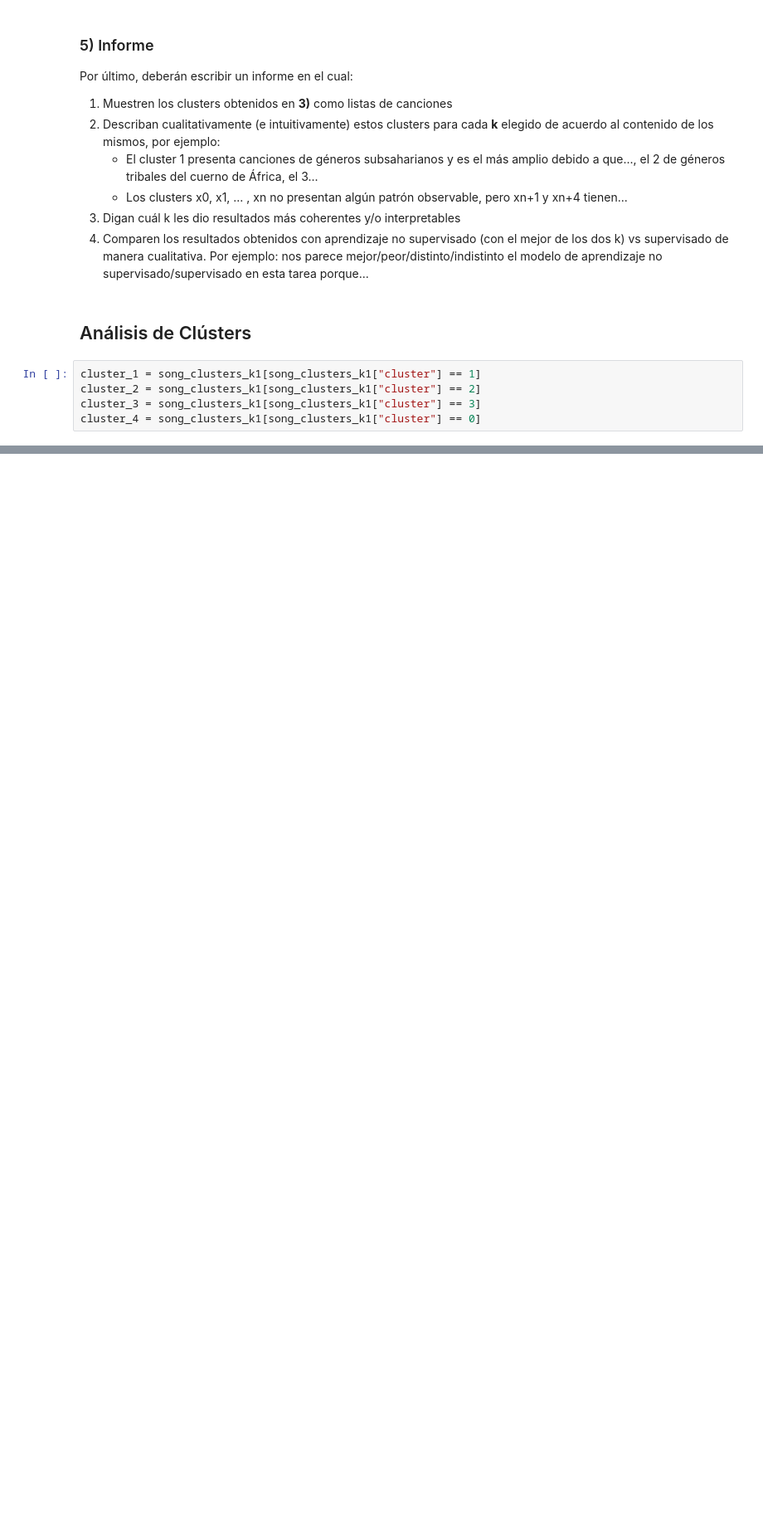
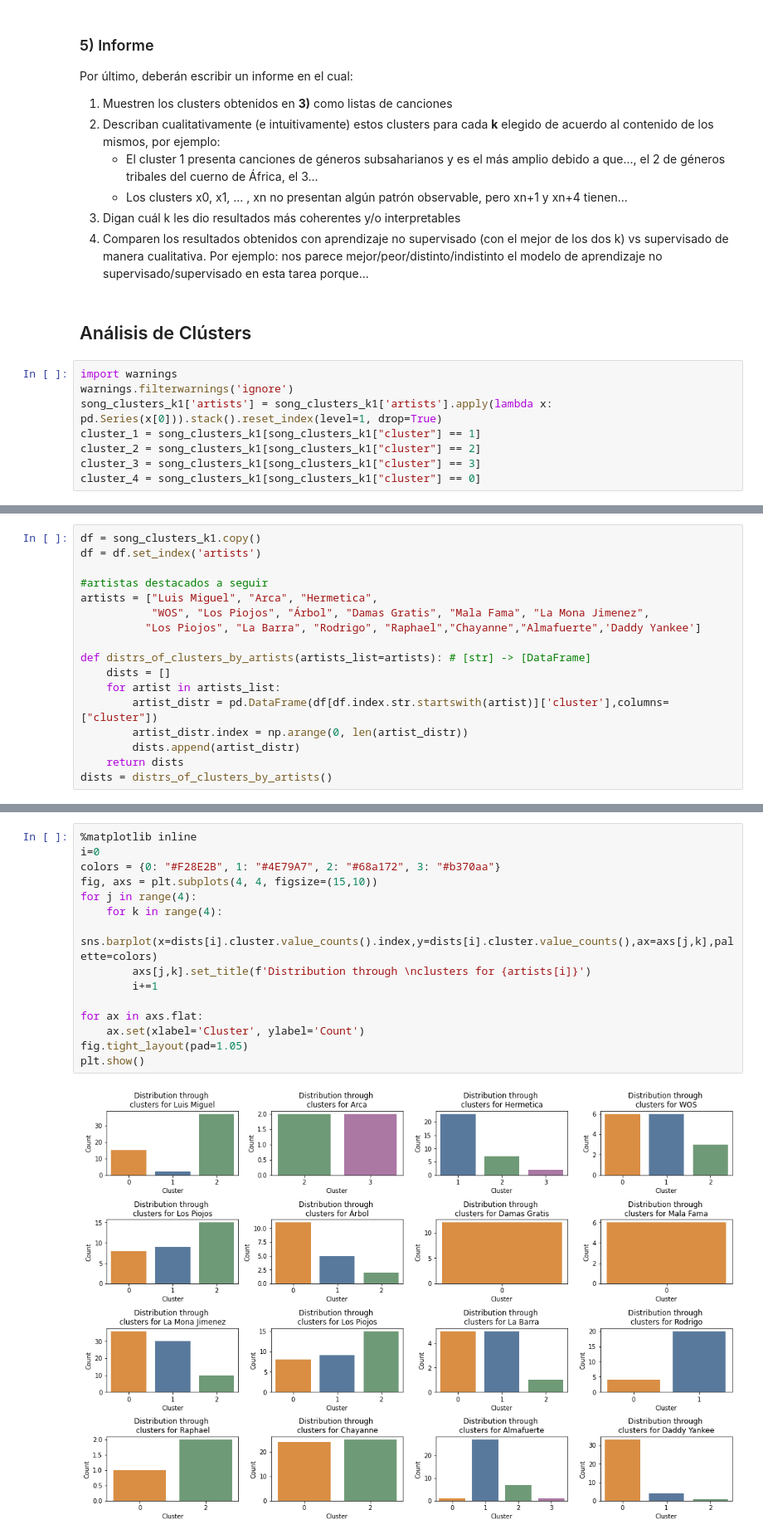
Before and after one commit to KarIvaDam/mentoria-diplodatos, a Jupyter notebook: practico4-mentoria-diplodatos/enunciado-4.ipynb, the cells around one changed output, grey strips where cells are left out. Shown: that part at 83% size. Saved outputs shown, nothing was run; the diff lists cells and outputs as text; blank space fills up the shorter version.

Commit message:
analisis de distribuciones de canciones a través de clusteres

```diff
--- a/practico4-mentoria-diplodatos/enunciado-4.ipynb
+++ b/practico4-mentoria-diplodatos/enunciado-4.ipynb
@@ -395,6 +385,9 @@ Por último, deberán escribir un informe en el cual:
 # %% [markdown]
 ## Análisis de Clústers
 # %%
+import warnings
+warnings.filterwarnings('ignore')
+song_clusters_k1['artists'] = song_clusters_k1['artists'].apply(lambda x: pd.Series(x[0])).stack().reset_index(level=1, drop=True)
 cluster_1 = song_clusters_k1[song_clusters_k1["cluster"] == 1]
 cluster_2 = song_clusters_k1[song_clusters_k1["cluster"] == 2]
 cluster_3 = song_clusters_k1[song_clusters_k1["cluster"] == 3]
@@ -457,0 +462,17 @@ Name: song_name, dtype: object
+# %%
+df = song_clusters_k1.copy()
+df = df.set_index('artists')
+
+#artistas destacados a seguir
+artists = ["Luis Miguel", "Arca", "Hermetica",
+           "WOS", "Los Piojos", "Árbol", "Damas Gratis", "Mala Fama", "La Mona Jimenez",
+          "Los Piojos", "La Barra", "Rodrigo", "Raphael","Chayanne","Almafuerte",'Daddy Yankee']
+
+def distrs_of_clusters_by_artists(artists_list=artists): # [str] -> [DataFrame]
+    dists = []
+    for artist in artists_list:
+        artist_distr = pd.DataFrame(df[df.index.str.startswith(artist)]['cluster'],columns=["cluster"])
+        artist_distr.index = np.arange(0, len(artist_distr))
+        dists.append(artist_distr)
+    return dists
+dists = distrs_of_clusters_by_artists()
@@ -457,0 +481,17 @@ Name: song_name, dtype: object
+# %%
+%matplotlib inline
+i=0
+colors = {0: "#F28E2B", 1: "#4E79A7", 2: "#68a172", 3: "#b370aa"}
+fig, axs = plt.subplots(4, 4, figsize=(15,10))
+for j in range(4):
+    for k in range(4):
+        sns.barplot(x=dists[i].cluster.value_counts().index,y=dists[i].cluster.value_counts(),ax=axs[j,k],palette=colors)
+        axs[j,k].set_title(f'Distribution through \nclusters for {artists[i]}')
+        i+=1
+
+for ax in axs.flat:
+    ax.set(xlabel='Cluster', ylabel='Count')
+fig.tight_layout(pad=1.05)
+plt.show()
+# %% [output]
+[figure, added]
```
Also changed, not shown: parts of 7 cells of this notebook.
